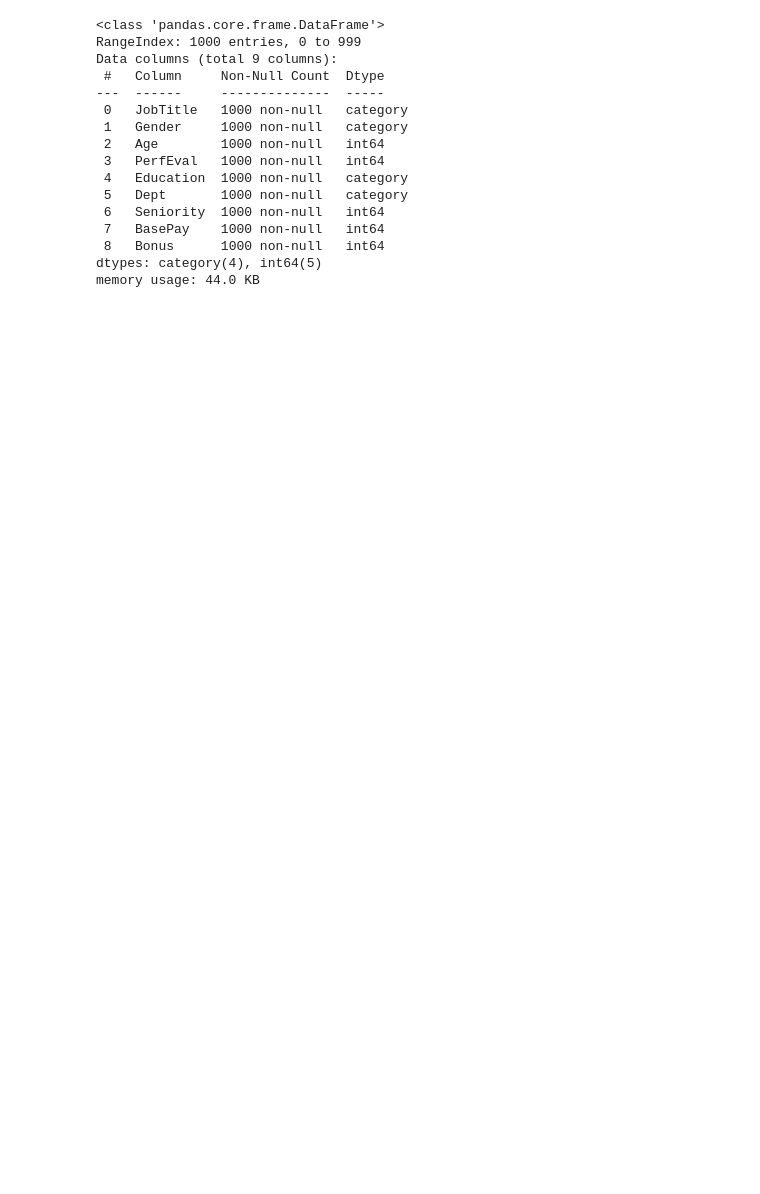
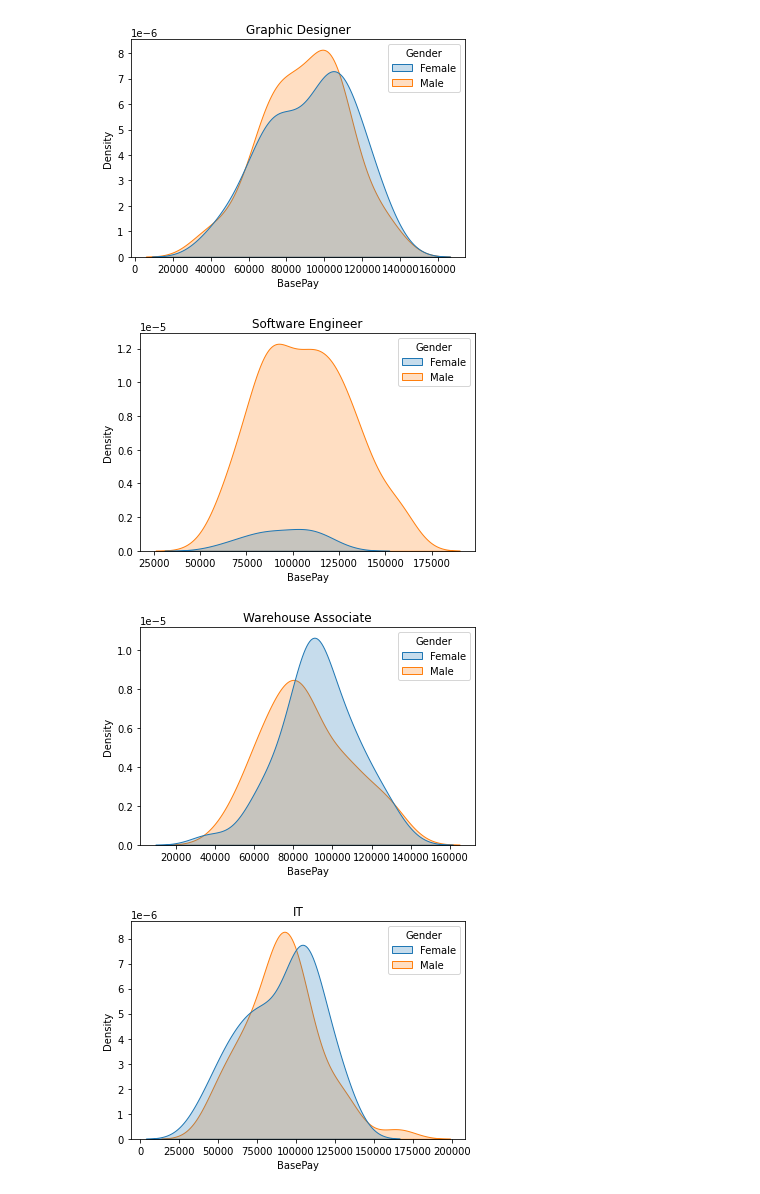
Before and after one commit to ankurmahiwal118028/Kaggle, a Jupyter notebook: Gender Pay Gap Analysis - glassdor dataset.ipynb, the cells around one changed output. Cells and saved outputs as stored; diff of their text form; code cells hidden in the pictures; blank space fills up the shorter version.

```diff
--- a/Gender Pay Gap Analysis - glassdor dataset.ipynb
+++ b/Gender Pay Gap Analysis - glassdor dataset.ipynb
@@ -29,25 +59,0 @@ data = pd.read_csv(file_path)
-# %%
-
-columns = ['JobTitle', 'Gender', 'Education', 'Dept']
-for col in columns:
-    data[col] = data[col].astype('category')
-
-
-data.info()
-# %% [output]
-<class 'pandas.core.frame.DataFrame'>
-RangeIndex: 1000 entries, 0 to 999
-Data columns (total 9 columns):
- #   Column     Non-Null Count  Dtype
----  ------     --------------  -----
- 0   JobTitle   1000 non-null   category
- 1   Gender     1000 non-null   category
- 2   Age        1000 non-null   int64
- 3   PerfEval   1000 non-null   int64
- 4   Education  1000 non-null   category
- 5   Dept       1000 non-null   category
- 6   Seniority  1000 non-null   int64
- 7   BasePay    1000 non-null   int64
- 8   Bonus      1000 non-null   int64
-dtypes: category(4), int64(5)
-memory usage: 44.0 KB
@@ -55,0 +65,15 @@ memory usage: 44.0 KB
+# %%
+# Find the gender disparity on BasePay for each profession
+# Steps -
+# 1 . Get data for a specific profession
+# 2.  Plot box plot and interpret the disparity for each profession
+
+for i in data['JobTitle'].unique():
+    plt.figure()
+    sns.kdeplot(data=data[data['JobTitle']==i], x='BasePay', hue='Gender', fill=True).set(title=i)
+    #sns.boxplot(data=data[data['JobTitle']==i], x='BasePay', y = 'Gender', hue='Gender').set(title=i)
+# %% [output]
+[figure, added]
+[figure, added]
+[figure, added]
+[figure, added]
```
Also changed, not shown: parts of 6 cells of this notebook.
